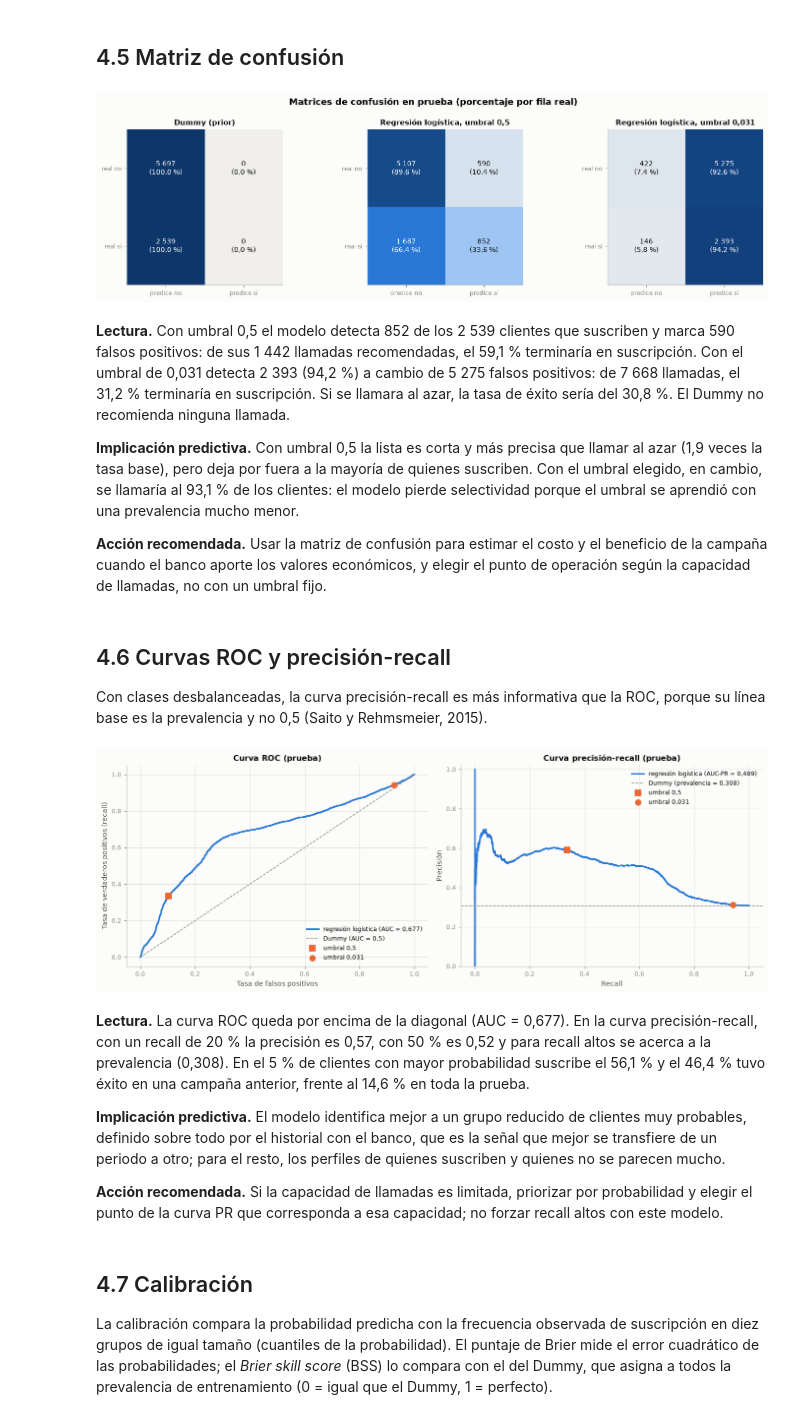
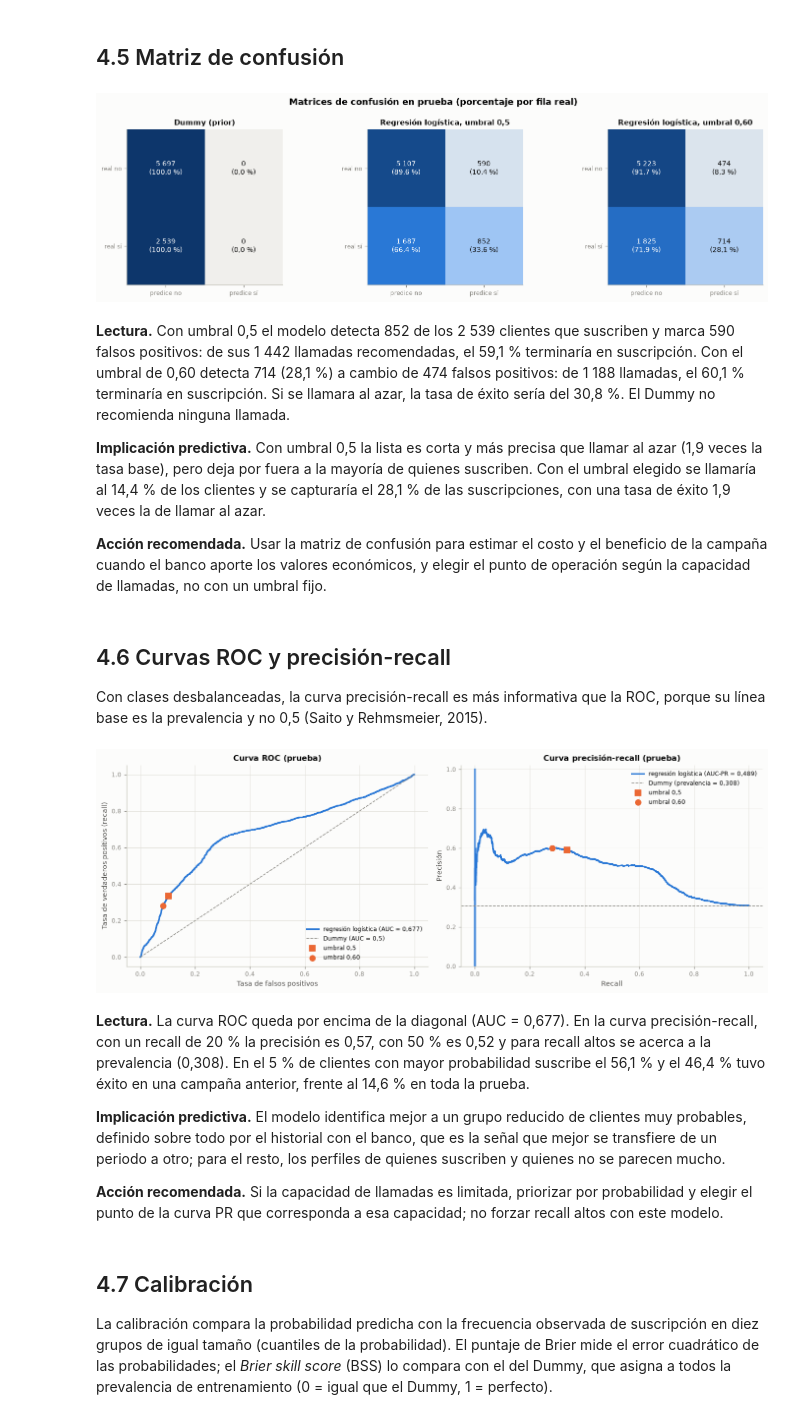
Before and after one commit to DTL-DA/Entregable-2-bank-marketing, a Jupyter notebook: _sources/capitulos/04_4-modelo-base.ipynb, the cells around one changed output. Cells and saved outputs as stored; diff of their text form; code cells hidden in the pictures.

Commit message:
Actualiza Entregable 1: umbral elegido con el pliegue temporal más reciente
Co-Authored-By: Claude Opus 5.5 <noreply@anthropic.com>

```diff
--- a/_sources/capitulos/04_4-modelo-base.ipynb
+++ b/_sources/capitulos/04_4-modelo-base.ipynb
@@ -204,0 +140,10 @@ interpretar(
+# %%
+rejilla_u = np.round(np.linspace(0.01, 0.90, 90), 2)
+i_ent_rec, i_val_rec = list(tss.split(X_tr))[-1]
+ajuste_umbral = TunedThresholdClassifierCV(construir_modelo(C=C_opt), scoring="f1", cv=[(i_ent_rec, i_val_rec)],
+                                           thresholds=rejilla_u, store_cv_results=True).fit(X_tr, y_tr)
+umbral = float(ajuste_umbral.best_threshold_)
+modelo_final = ajuste_umbral.estimator_   # Pipeline reajustado con todo el entrenamiento
+f1_05_rec = np.interp(0.5, ajuste_umbral.cv_results_["thresholds"], ajuste_umbral.cv_results_["scores"])
+print(f"Pliegue más reciente: {periodo_tr.iloc[i_val_rec[0]]} a {periodo_tr.iloc[i_val_rec[-1]]} · umbral elegido = "
+      f"{num(umbral, 2)} (F1 = {num(ajuste_umbral.best_score_, 3)}; con 0,5 el F1 sería {num(f1_05_rec, 3)})")
@@ -231,7 +178,7 @@ def metricas(y, prob, pred):
 
 
 nombre_05 = "Regresión logística, umbral 0,5"
-nombre_u = f"Regresión logística, umbral {num(umbral, 3)}"
+nombre_u = f"Regresión logística, umbral {num(umbral, 2)}"
 modelos_eval = {"Dummy (prior)": (prob_dummy, pred_dummy), nombre_05: (prob_te, pred_05), nombre_u: (prob_te, pred_u)}
 puntual = {k: metricas(yv, *v) for k, v in modelos_eval.items()}
 assert np.isclose(puntual[nombre_05][3], f1_score(yv, pred_05))
@@ -286,7 +233,7 @@ interpretar(
     f"{con_ic(P[nombre_u]['AUC'], boot[nombre_u][:, 4])} y AUC-PR de {con_ic(P[nombre_u]['AUC-PR'], boot[nombre_u][:, 5])}, "
     f"{num(P[nombre_u]['AUC-PR'] / prev_te, 1)} veces la prevalencia. Con umbral 0,5: accuracy "
     f"{num(acc_m, 3)}, precisión {num(P[nombre_05]['Precision'], 3)}, recall {con_ic(P[nombre_05]['Recall'], boot[nombre_05][:, 2])} "
-    f"y F1 {con_ic(P[nombre_05]['F1'], boot[nombre_05][:, 3])}. Con el umbral de {num(umbral, 3)}: accuracy "
+    f"y F1 {con_ic(P[nombre_05]['F1'], boot[nombre_05][:, 3])}. Con el umbral de {num(umbral, 2)}: accuracy "
     f"{num(acc_u, 3)}, precisión {num(P[nombre_u]['Precision'], 3)}, recall {con_ic(P[nombre_u]['Recall'], boot[nombre_u][:, 2])} "
     f"y F1 {con_ic(P[nombre_u]['F1'], boot[nombre_u][:, 3])}; este umbral marca como positivos al {pct(marcados_u)} "
     "de los clientes de prueba.",
@@ -296,10 +243,18 @@ interpretar(
      "cautela. ")
     + f"El accuracy con umbral 0,5 queda {frente_dummy(acc_m)} Dummy y con el umbral elegido queda "
     f"{frente_dummy(acc_u)} Dummy: esa métrica premia la clase mayoritaria, no la utilidad del modelo. "
-    + (f"Además, el umbral aprendido en entrenamiento resulta demasiado bajo para la prevalencia de prueba, como "
-       f"anticipaba la sección 4.3: el recall es alto porque se marca como positivo al {pct(marcados_u)} de los "
-       "clientes, no porque el modelo discrimine mejor." if marcados_u > 0.6 else
-       "El umbral aprendido en entrenamiento mantiene una fracción manejable de clientes marcados como positivos."),
+    + (f"Además, el umbral aprendido en entrenamiento resulta demasiado bajo para la prevalencia de prueba: el "
+       f"recall es alto porque se marca como positivo al {pct(marcados_u)} de los clientes, no porque el modelo "
+       "discrimine mejor. " if marcados_u > 0.6 else
+       (f"El umbral marca como positivos al {pct(marcados_u)} de los clientes, menos que la prevalencia de prueba "
+        f"({pct(prev_te)}): con probabilidades desplazadas hacia abajo por el cambio de prevalencia (sección 4.7), un "
+        "umbral fijado en entrenamiento resulta exigente en prueba. " if marcados_u < prev_te else
+        "El umbral aprendido en entrenamiento mantiene una fracción manejable de clientes marcados como positivos. "))
+    + f"En prueba, el F1 con el umbral elegido es "
+    + ("mayor" if P[nombre_u]["F1"] > P[nombre_05]["F1"] + 0.005 else
+       ("menor" if P[nombre_u]["F1"] < P[nombre_05]["F1"] - 0.005 else "similar"))
+    + f" que con 0,5 ({num(P[nombre_u]['F1'], 3)} frente a {num(P[nombre_05]['F1'], 3)}); el umbral se mantiene tal "
+    "como se fijó en entrenamiento.",
     "Tomar el AUC y el AUC-PR como métricas principales del modelo base y, como el umbral óptimo cambia con la "
     "prevalencia, no fijarlo de una vez: recalibrarlo con los datos más recientes en los siguientes entregables.")
 # %% [output]
@@ -328,41 +283,43 @@ for ax, (nombre, (_, pred)) in zip(axs, modelos_eval.items()):
     ax.imshow(filas_pct, cmap=CMAP_SEQ, vmin=0, vmax=1)
     for i in range(2):
         for j in range(2):
             ax.text(j, i, f"{num(cm[i, j])}\n({pct(filas_pct[i, j])})", ha="center", va="center", fontsize=9,
                     color="white" if filas_pct[i, j] > 0.6 else TINTA)
     ax.set_xticks([0, 1], ["predice no", "predice sí"])
     ax.set_yticks([0, 1], ["real no", "real sí"])
     ax.grid(False)
     ax.set_title(nombre, fontsize=9.5)
 fig.suptitle("Matrices de confusión en prueba (porcentaje por fila real)")
 plt.tight_layout()
 plt.show()
 
 cm_u = confusion_matrix(yv, pred_u, labels=[0, 1])
 cm_5 = confusion_matrix(yv, pred_05, labels=[0, 1])
 llamadas_u, llamadas_5 = cm_u[:, 1].sum(), cm_5[:, 1].sum()
 interpretar(
     f"Con umbral 0,5 el modelo detecta {num(cm_5[1, 1])} de los {num(cm_5[1].sum())} clientes que suscriben y marca "
     f"{num(cm_5[0, 1])} falsos positivos: de sus {num(llamadas_5)} llamadas recomendadas, el "
-    f"{pct(cm_5[1, 1] / llamadas_5 if llamadas_5 else 0)} terminaría en suscripción. Con el umbral de {num(umbral, 3)} "
+    f"{pct(cm_5[1, 1] / llamadas_5 if llamadas_5 else 0)} terminaría en suscripción. Con el umbral de {num(umbral, 2)} "
     f"detecta {num(cm_u[1, 1])} ({pct(cm_u[1, 1] / cm_u[1].sum())}) a cambio de {num(cm_u[0, 1])} falsos positivos: de "
     f"{num(llamadas_u)} llamadas, el {pct(cm_u[1, 1] / llamadas_u if llamadas_u else 0)} terminaría en suscripción. Si se "
     f"llamara al azar, la tasa de éxito sería del {pct(prev_te)}. El Dummy no recomienda ninguna llamada.",
     (f"Con umbral 0,5 la lista es corta y más precisa que llamar al azar ("
-     f"{num((cm_5[1, 1] / llamadas_5) / prev_te if llamadas_5 else 0, 1)} veces la tasa base), pero deja por fuera a la "
-     f"mayoría de quienes suscriben. " if llamadas_5 else "")
+     f"{num((cm_5[1, 1] / llamadas_5) / prev_te if llamadas_5 else 0, 1)} veces la tasa base)"
+     + (", pero deja por fuera a la mayoría de quienes suscriben. " if cm_5[1, 1] / cm_5[1].sum() < 0.5 else ". ")
+     if llamadas_5 else "")
     + (f"Con el umbral elegido, en cambio, se llamaría al {pct(llamadas_u / len(yv))} de los clientes: el modelo pierde "
        "selectividad porque el umbral se aprendió con una prevalencia mucho menor."
        if llamadas_u / len(yv) > 0.6 else
        f"Con el umbral elegido se llamaría al {pct(llamadas_u / len(yv))} de los clientes y se capturaría el "
-       f"{pct(cm_u[1, 1] / cm_u[1].sum())} de las suscripciones."),
+       f"{pct(cm_u[1, 1] / cm_u[1].sum())} de las suscripciones, con una tasa de éxito "
+       f"{num((cm_u[1, 1] / llamadas_u) / prev_te if llamadas_u else 0, 1)} veces la de llamar al azar."),
     "Usar la matriz de confusión para estimar el costo y el beneficio de la campaña cuando el banco aporte los "
     "valores económicos, y elegir el punto de operación según la capacidad de llamadas, no con un umbral fijo.")
 # %% [output]
-[figure, old version]
+[figure, new version]
-**Lectura.** Con umbral 0,5 el modelo detecta 852 de los 2 539 clientes que suscriben y marca 590 falsos positivos: de sus 1 442 llamadas recomendadas, el 59,1 % terminaría en suscripción. Con el umbral de 0,031 detecta 2 393 (94,2 %) a cambio de 5 275 falsos positivos: de 7 668 llamadas, el 31,2 % terminaría en suscripción. Si se llamara al azar, la tasa de éxito sería del 30,8 %. El Dummy no recomienda ninguna llamada.
+**Lectura.** Con umbral 0,5 el modelo detecta 852 de los 2 539 clientes que suscriben y marca 590 falsos positivos: de sus 1 442 llamadas recomendadas, el 59,1 % terminaría en suscripción. Con el umbral de 0,60 detecta 714 (28,1 %) a cambio de 474 falsos positivos: de 1 188 llamadas, el 60,1 % terminaría en suscripción. Si se llamara al azar, la tasa de éxito sería del 30,8 %. El Dummy no recomienda ninguna llamada.
 
-**Implicación predictiva.** Con umbral 0,5 la lista es corta y más precisa que llamar al azar (1,9 veces la tasa base), pero deja por fuera a la mayoría de quienes suscriben. Con el umbral elegido, en cambio, se llamaría al 93,1 % de los clientes: el modelo pierde selectividad porque el umbral se aprendió con una prevalencia mucho menor.
+**Implicación predictiva.** Con umbral 0,5 la lista es corta y más precisa que llamar al azar (1,9 veces la tasa base), pero deja por fuera a la mayoría de quienes suscriben. Con el umbral elegido se llamaría al 14,4 % de los clientes y se capturaría el 28,1 % de las suscripciones, con una tasa de éxito 1,9 veces la de llamar al azar.
 
 **Acción recomendada.** Usar la matriz de confusión para estimar el costo y el beneficio de la campaña cuando el banco aporte los valores económicos, y elegir el punto de operación según la capacidad de llamadas, no con un umbral fijo.
 # %% [markdown]
@@ -377,7 +334,7 @@ axs[0].plot(fpr, tpr, color=AZUL, label=f"regresión logística (AUC = {num(P[no
 axs[0].plot([0, 1], [0, 1], color=GRIS, ls="--", lw=1, label="Dummy (AUC = 0,5)")
 axs[1].plot(rec_c, prec_c, color=AZUL, label=f"regresión logística (AUC-PR = {num(P[nombre_u]['AUC-PR'], 3)})")
 axs[1].axhline(prev_te, color=GRIS, ls="--", lw=1, label=f"Dummy (prevalencia = {num(prev_te, 3)})")
-for pred, etiqueta, marca in [(pred_05, "umbral 0,5", "s"), (pred_u, f"umbral {num(umbral, 3)}", "o")]:
+for pred, etiqueta, marca in [(pred_05, "umbral 0,5", "s"), (pred_u, f"umbral {num(umbral, 2)}", "o")]:
     cm_ = confusion_matrix(yv, pred, labels=[0, 1])
     tpr_p, fpr_p = cm_[1, 1] / cm_[1].sum(), cm_[0, 1] / cm_[0].sum()
     prec_p = cm_[1, 1] / cm_[:, 1].sum() if cm_[:, 1].sum() else 0
@@ -417,7 +374,7 @@ interpretar(
     "Si la capacidad de llamadas es limitada, priorizar por probabilidad y elegir el punto de la curva PR que "
     "corresponda a esa capacidad; no forzar recall altos con este modelo.")
 # %% [output]
-[figure, old version]
+[figure, new version]
 **Lectura.** La curva ROC queda por encima de la diagonal (AUC = 0,677). En la curva precisión-recall, con un recall de 20 % la precisión es 0,57, con 50 % es 0,52 y para recall altos se acerca a la prevalencia (0,308). En el 5 % de clientes con mayor probabilidad suscribe el 56,1 % y el 46,4 % tuvo éxito en una campaña anterior, frente al 14,6 % en toda la prueba.
 
 **Implicación predictiva.** El modelo identifica mejor a un grupo reducido de clientes muy probables, definido sobre todo por el historial con el banco, que es la señal que mejor se transfiere de un periodo a otro; para el resto, los perfiles de quienes suscriben y quienes no se parecen mucho.
```
Also changed, not shown: parts of 7 cells of this notebook, 20 other files.
